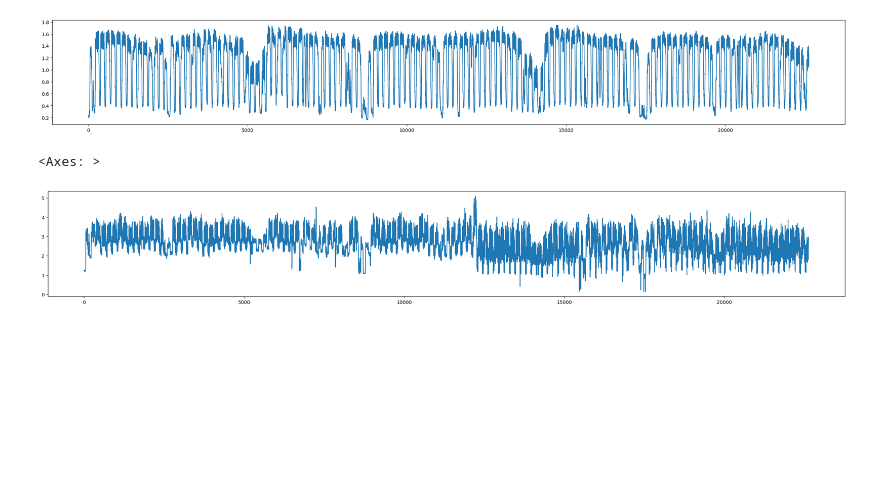
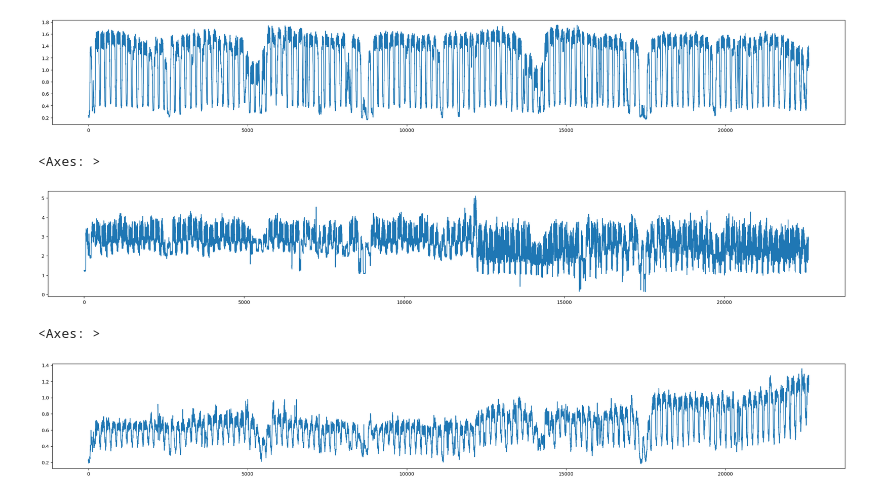
Before and after one commit to DerKevinRiehl/eth_datathon_2025_alpiq, a Jupyter notebook: playground/anja/eda.ipynb, the cells around one changed output. Drawn from its saved outputs; the diff is of its cells as text; code cells hidden in the pictures; blank space fills up the shorter version.

```diff
--- a/playground/anja/eda.ipynb
+++ b/playground/anja/eda.ipynb
@@ -234,3 +234,9 @@ sns.lineplot(ES_historical_metering_df[customer_clusters_ES[4]].mean(axis = 1))
 # %% [output]
 <Axes: >
 [figure]
+# %%
+fig, ax = plt.subplots(1,1, figsize = (30,4))
+sns.lineplot(IT_historical_metering_df[customer_clusters_IT[5]].mean(axis = 1))
+# %% [output]
+<Axes: >
+[figure, added]
```
Also changed, not shown: 1 other file.
